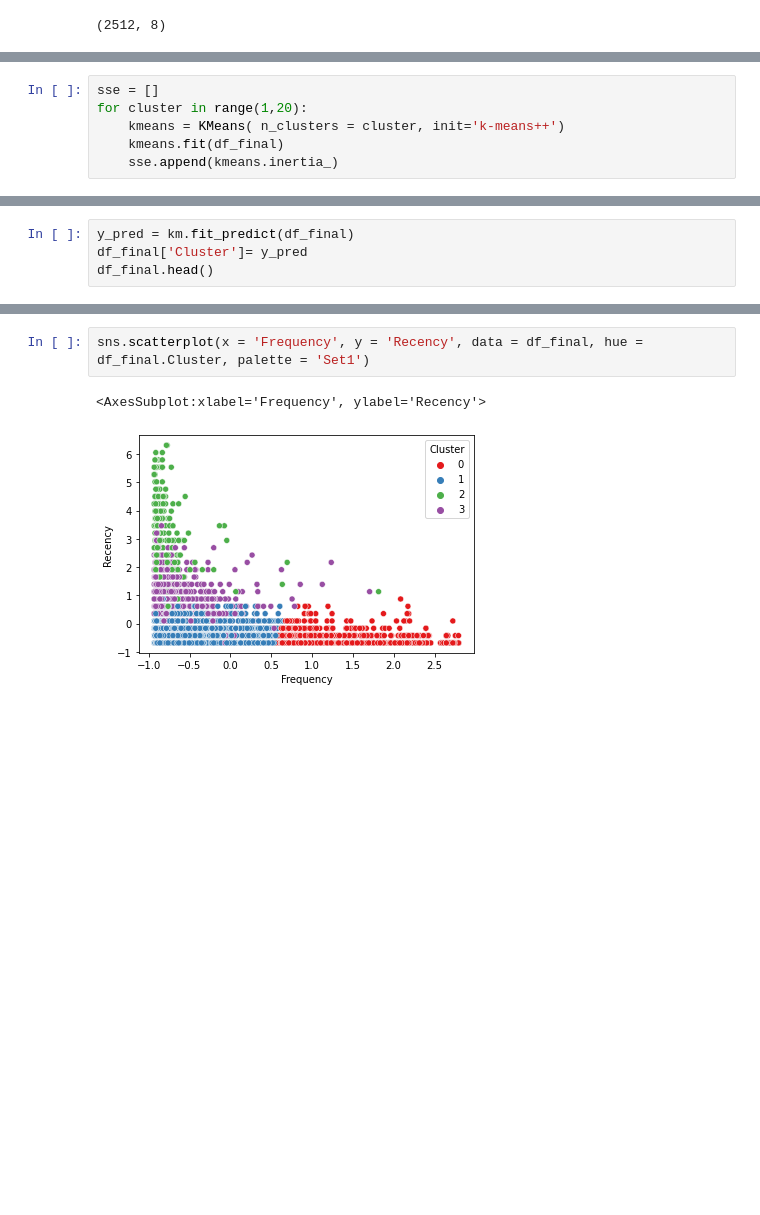
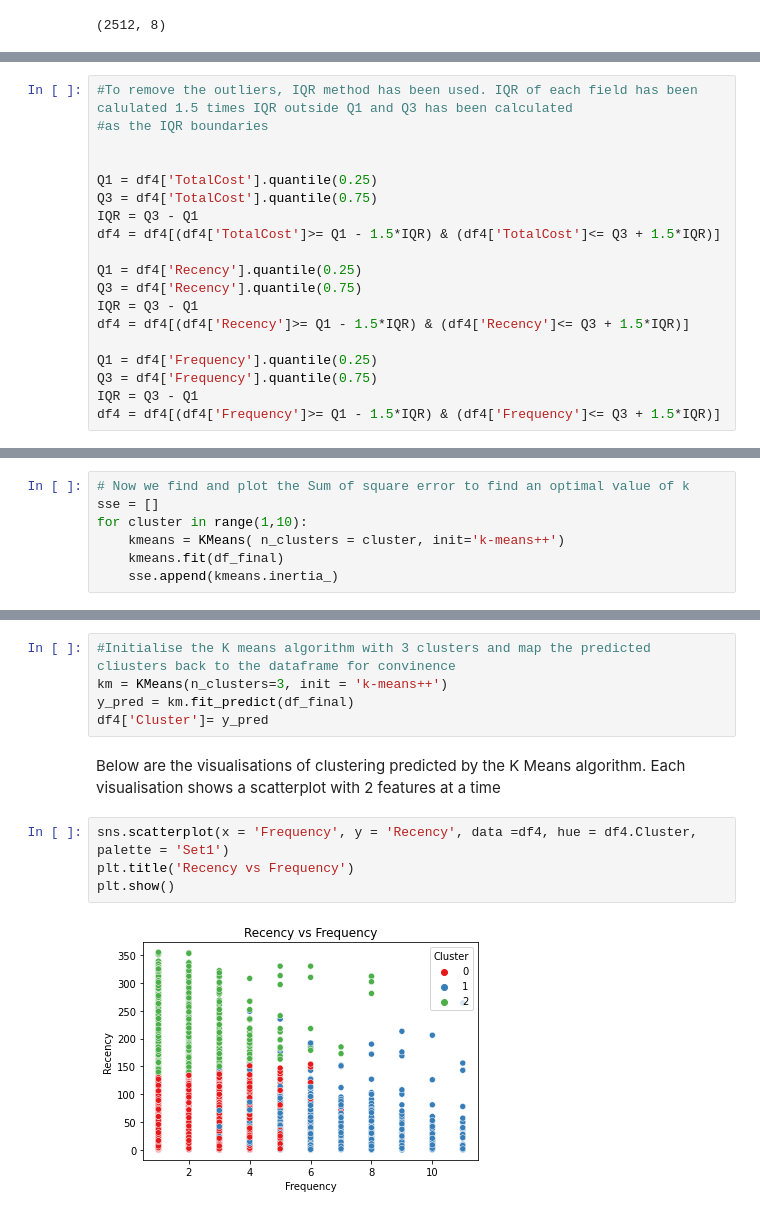
Before and after one commit to akash5991/DSProjects, a Jupyter notebook: CustomerSegmentation/CustomerSegmentation.ipynb, the cells around one changed output, grey strips where cells are left out. Saved outputs shown, nothing was run; the diff lists cells and outputs as text; blank space fills up the shorter version.

```diff
--- a/CustomerSegmentation/CustomerSegmentation.ipynb
+++ b/CustomerSegmentation/CustomerSegmentation.ipynb
@@ -268,3 +286,22 @@ sns.boxplot(data = df4)
+# %%
+#To remove the outliers, IQR method has been used. IQR of each field has been calulated 1.5 times IQR outside Q1 and Q3 has been calculated
+#as the IQR boundaries
+
+
+Q1 = df4['TotalCost'].quantile(0.25)
+Q3 = df4['TotalCost'].quantile(0.75)
+IQR = Q3 - Q1
+df4 = df4[(df4['TotalCost']>= Q1 - 1.5*IQR) & (df4['TotalCost']<= Q3 + 1.5*IQR)]
+
+Q1 = df4['Recency'].quantile(0.25)
+Q3 = df4['Recency'].quantile(0.75)
+IQR = Q3 - Q1
+df4 = df4[(df4['Recency']>= Q1 - 1.5*IQR) & (df4['Recency']<= Q3 + 1.5*IQR)]
+
+Q1 = df4['Frequency'].quantile(0.25)
+Q3 = df4['Frequency'].quantile(0.75)
+IQR = Q3 - Q1
+df4 = df4[(df4['Frequency']>= Q1 - 1.5*IQR) & (df4['Frequency']<= Q3 + 1.5*IQR)]
 # %%
 df4.shape
 # %% [output]
@@ -305,6 +324,7 @@ df_final.head()
 # %%
+# Now we find and plot the Sum of square error to find an optimal value of k
 sse = []
-for cluster in range(1,20):
+for cluster in range(1,10):
     kmeans = KMeans( n_clusters = cluster, init='k-means++')
     kmeans.fit(df_final)
     sse.append(kmeans.inertia_)
@@ -322,4 +330,0 @@ km = KMeans(n_clusters=4, init = 'k-means++')
-# %%
-y_pred = km.fit_predict(df_final)
-df_final['Cluster']= y_pred
-df_final.head()
@@ -343,5 +345,13 @@ sns.scatterplot(df_final.TotalCost, df_final.Recency, hue = df_final.Cluster)
+# %%
+#Initialise the K means algorithm with 3 clusters and map the predicted cliusters back to the dataframe for convinence
+km = KMeans(n_clusters=3, init = 'k-means++')
+y_pred = km.fit_predict(df_final)
+df4['Cluster']= y_pred
+# %% [markdown]
+Below are the visualisations of clustering predicted by the K Means algorithm. Each visualisation shows a scatterplot with 2 features at a time
 # %%
-sns.scatterplot(x = 'Frequency', y = 'Recency', data = df_final, hue = df_final.Cluster, palette = 'Set1')
+sns.scatterplot(x = 'Frequency', y = 'Recency', data =df4, hue = df4.Cluster, palette = 'Set1')
+plt.title('Recency vs Frequency')
+plt.show()
 # %% [output]
-<AxesSubplot:xlabel='Frequency', ylabel='Recency'>
-[figure, old version]
+[figure, new version]
```
Also changed, not shown: parts of 61 cells of this notebook.
